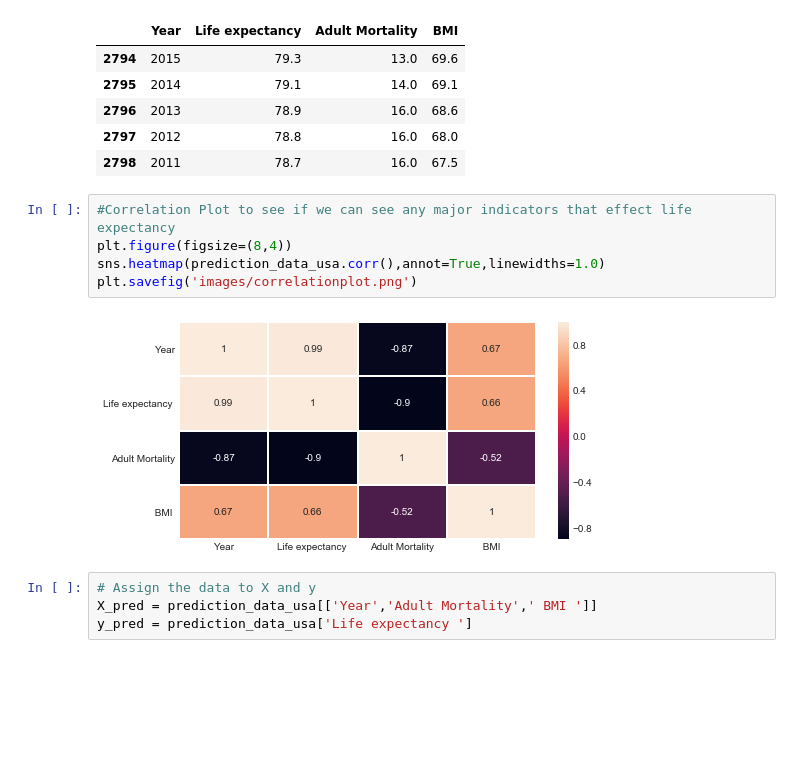
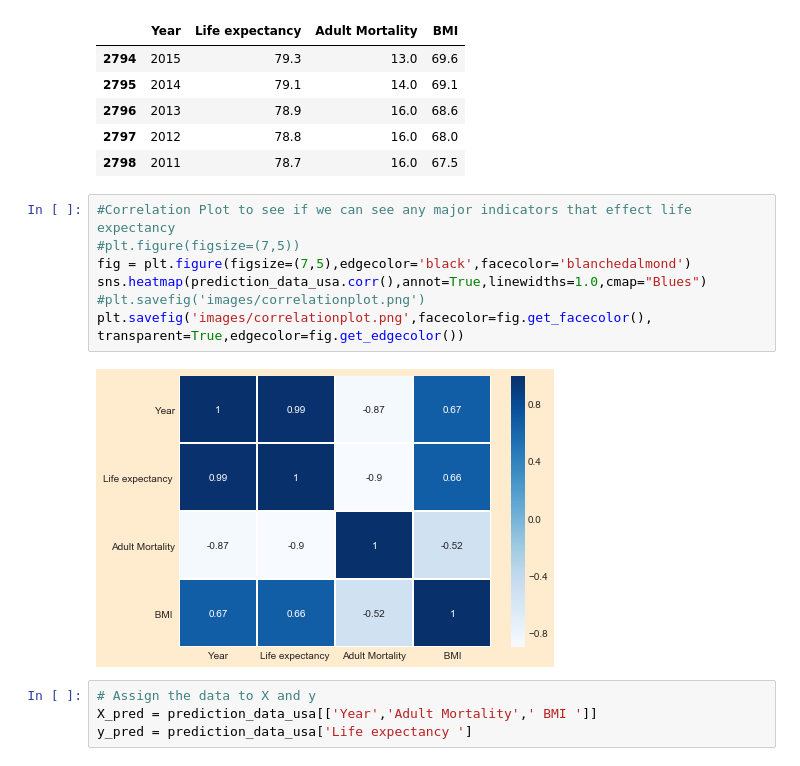
Before and after one commit to santhoshpullela/TheVulcanSalute, a Jupyter notebook: newpred.ipynb, the cells around one changed output. Cells and saved outputs as stored; diff of their text form; blank space fills up the shorter version.

```diff
--- a/newpred.ipynb
+++ b/newpred.ipynb
@@ -183,11 +185,13 @@ prediction_data_usa.head()
 | 2798 | 2011 | 78.7 | 16.0 | 67.5 |
 # %%
 #Correlation Plot to see if we can see any major indicators that effect life expectancy
-plt.figure(figsize=(8,4))
-sns.heatmap(prediction_data_usa.corr(),annot=True,linewidths=1.0)
-plt.savefig('images/correlationplot.png')
+#plt.figure(figsize=(7,5))
+fig = plt.figure(figsize=(7,5),edgecolor='black',facecolor='blanchedalmond')
+sns.heatmap(prediction_data_usa.corr(),annot=True,linewidths=1.0,cmap="Blues")
+#plt.savefig('images/correlationplot.png')
+plt.savefig('images/correlationplot.png',facecolor=fig.get_facecolor(), transparent=True,edgecolor=fig.get_edgecolor())
 # %% [output]
-[figure, old version]
+[figure, new version]
 # %%
 # Assign the data to X and y
 X_pred = prediction_data_usa[['Year','Adult Mortality',' BMI ']]
```
Also changed, not shown: parts of 3 cells of this notebook, 13 other files.
